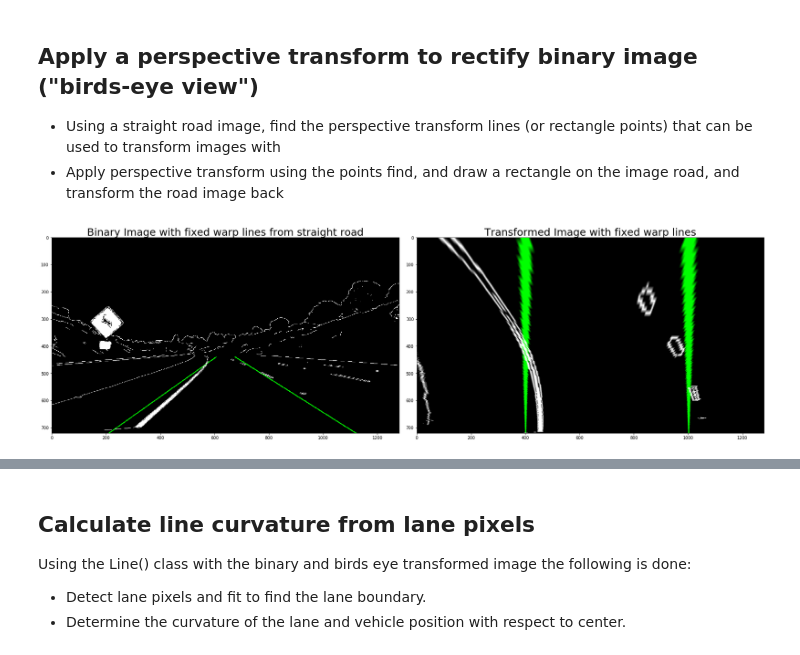
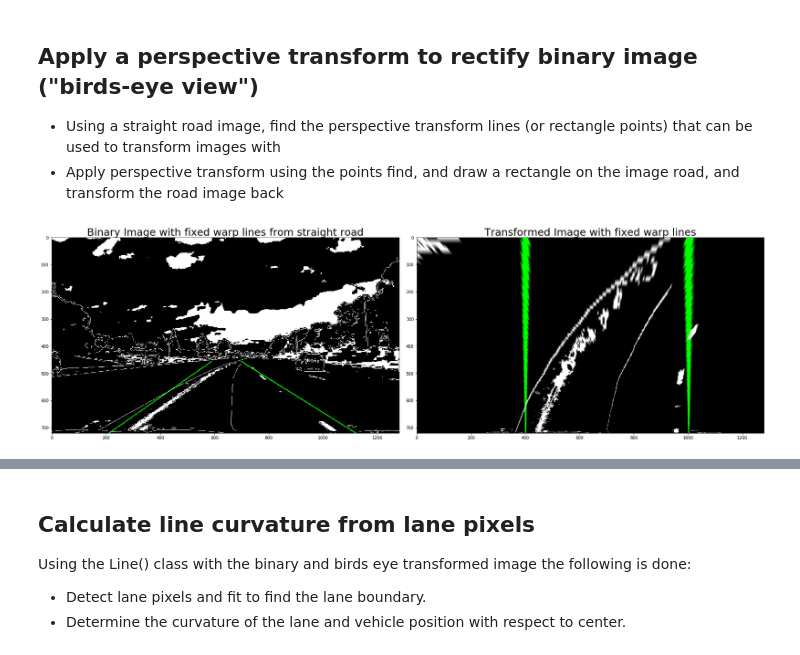
Before and after one commit to SorenRusbjerg/Advanced-Lane-Finding, a Jupyter notebook: Advanced-Lane-Finding.ipynb, the cells around one changed output, grey strips where cells are left out. Saved outputs shown, nothing was run; the diff lists cells and outputs as text; code cells hidden in the pictures.

```diff
--- a/Advanced-Lane-Finding.ipynb
+++ b/Advanced-Lane-Finding.ipynb
@@ -157,7 +131,10 @@ plt.subplots_adjust(left=0., right=1, top=0.9, bottom=0.)
 # %%
 def ColorThreshold(img):
     # Use Color transform to obtain a threshold image
-    Col_Thres = 200
+    l_Thres = 200
+    s_Thres = 100
+    Hue_Thres = 15 # Yellow lines
+    Hue_Width = 5
     img_hls = cv2.cvtColor(img, cv2.COLOR_BGR2HLS)
     h = img_hls[:,:,0]
     l = img_hls[:,:,1]
@@ -165,13 +142,15 @@ def ColorThreshold(img):
     h_channel = np.zeros_like(h)
     l_channel = np.zeros_like(h)
     s_channel = np.zeros_like(h)
-    h_channel[h > Col_Thres] = 255
-    l_channel[l > Col_Thres] = 255
-    s_channel[s > Col_Thres] = 255
+    h_channel[(h > Hue_Thres) & (h < Hue_Thres+Hue_Width)] = 255
+    l_channel[l > l_Thres] = 255
+    s_channel[s > s_Thres] = 255
 
-    return h_channel, l_channel, s_channel
+    combined = h_channel + l_channel + s_channel
+
+    return combined, h_channel, l_channel, s_channel
 # %%
-h_channel, l_channel, s_channel = ColorThreshold(img_undist)
+img_hls, h_channel, l_channel, s_channel = ColorThreshold(img_undist)
 
 # Plot results
 f, (ax1, ax2, ax3) = plt.subplots(1, 3, figsize=(24, 9))
@@ -191,3 +170,4 @@ def CombineBinaryImages(img1, img2):
     img_binary = np.zeros_like(img1)
     img_binary[img1.nonzero()] = 255
     img_binary[img2.nonzero()] = 255
+    return img_binary
@@ -197,5 +174,5 @@ def CombineBinaryImages(img1, img2):
 # %%
-img_binary = CombineBinaryImages(s_channel, img_canny)
+img_binary = CombineBinaryImages(img_hls, img_canny)
 
 plt.imshow(img_binary,'gray')
 plt.title('Combined binary img', fontsize=20)
@@ -207,41 +187,41 @@ plt.title('Combined binary img', fontsize=20)
 # %%
 # Define some source points for perspective transform
 dimY, dimX = img_binary.shape
-src = np.float32([(210, dimY),(605, 440),(675, 440),(1120, dimY)])
+src = np.float32([(210, dimY),(590, 455),(695, 455),(1120, dimY)])
 # destination points
 dst = np.float32([(400, dimY),(400, 0),(1000, 0),(1000, dimY)])
 
 # Create an image to draw the lines on
 warp_lines = np.zeros_like(img_binary).astype(np.uint8)
 warp_lines = np.dstack((warp_lines, warp_lines, warp_lines))
 # Draw the lane onto the warped blank image
 cv2.line(warp_lines, (src[0,0],src[0,1]), (src[1,0],src[1,1]),(0,255, 0),2)
 cv2.line(warp_lines, (src[2,0],src[2,1]), (src[3,0],src[3,1]),(0,255, 0),2)
 
 # Add Warp lines and binary image together as color image
 img_binary_col = np.dstack((img_binary,img_binary,img_binary)) + warp_lines
 
 # Given src and dst points, calculate the perspective transform matrix
 M = cv2.getPerspectiveTransform(src, dst)
 # Warp the image using OpenCV warpPerspective()
 img_warped_bin_col = cv2.warpPerspective(img_binary_col, M, (dimX, dimY))
 img_warped_bin = cv2.warpPerspective(img_binary, M, (dimX, dimY))
 
 # Save images
 name = MyTools.GetFileNameFromFilePath(testImage)
 MyTools.MyImageWrite(name + '_BinImgWLines.jpg', imgSavePath, img_binary_col)
 MyTools.MyImageWrite(name + '_BinImgBirdsEye.jpg', imgSavePath, img_warped_bin_col)
 
 # Plot images
 f, (ax1, ax2) = plt.subplots(1, 2, figsize=(24, 9))
 f.tight_layout()
 ax1.imshow(img_binary_col)
 ax1.set_title('Binary Image with fixed warp lines from straight road', fontsize=25)
 ax2.imshow(img_warped_bin_col)
 ax2.set_title('Transformed Image with fixed warp lines', fontsize=25)
 plt.subplots_adjust(left=0., right=1, top=0.9, bottom=0.)
 # %% [output]
-[figure, old version]
+[figure, new version]
 # %%
 # Transform original image to birds eye, and apply a green rectangle and inverse transform image back to
 # drivers view
```
Also changed, not shown: parts of 18 cells of this notebook, 2 other files.
